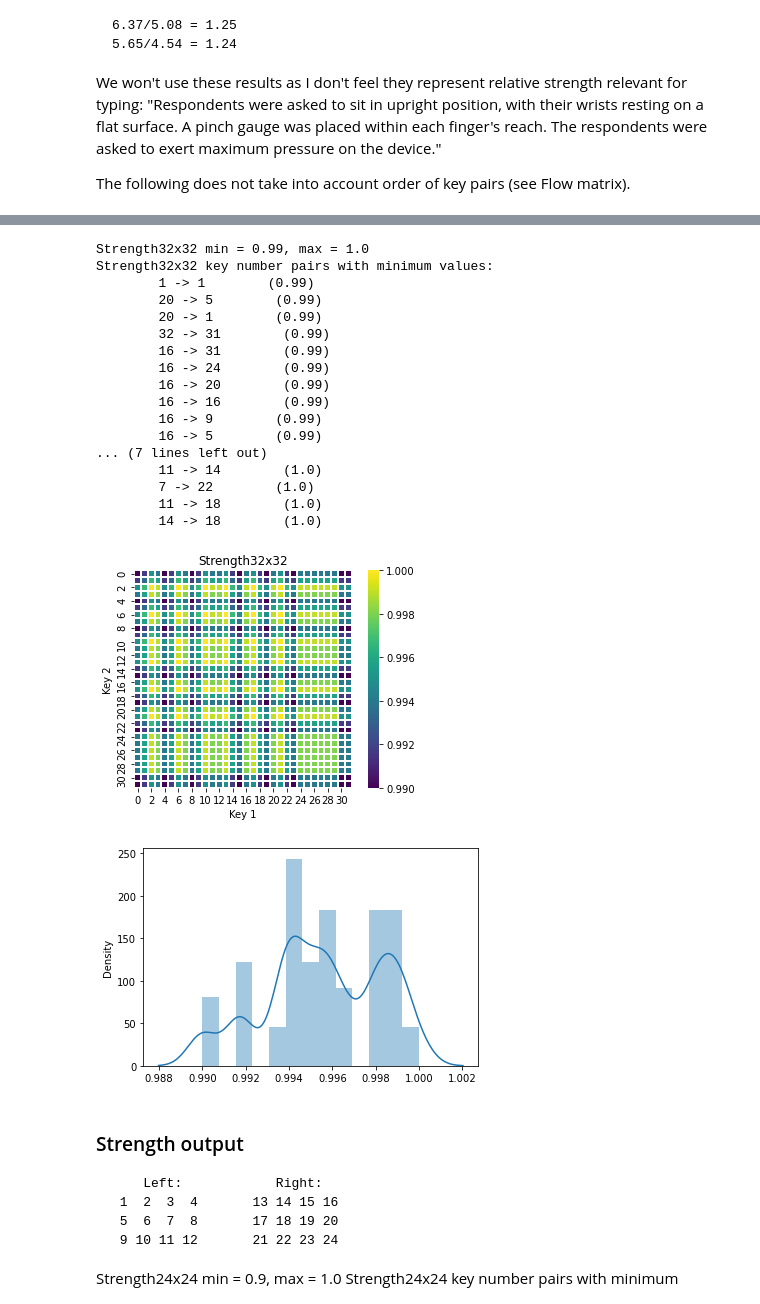
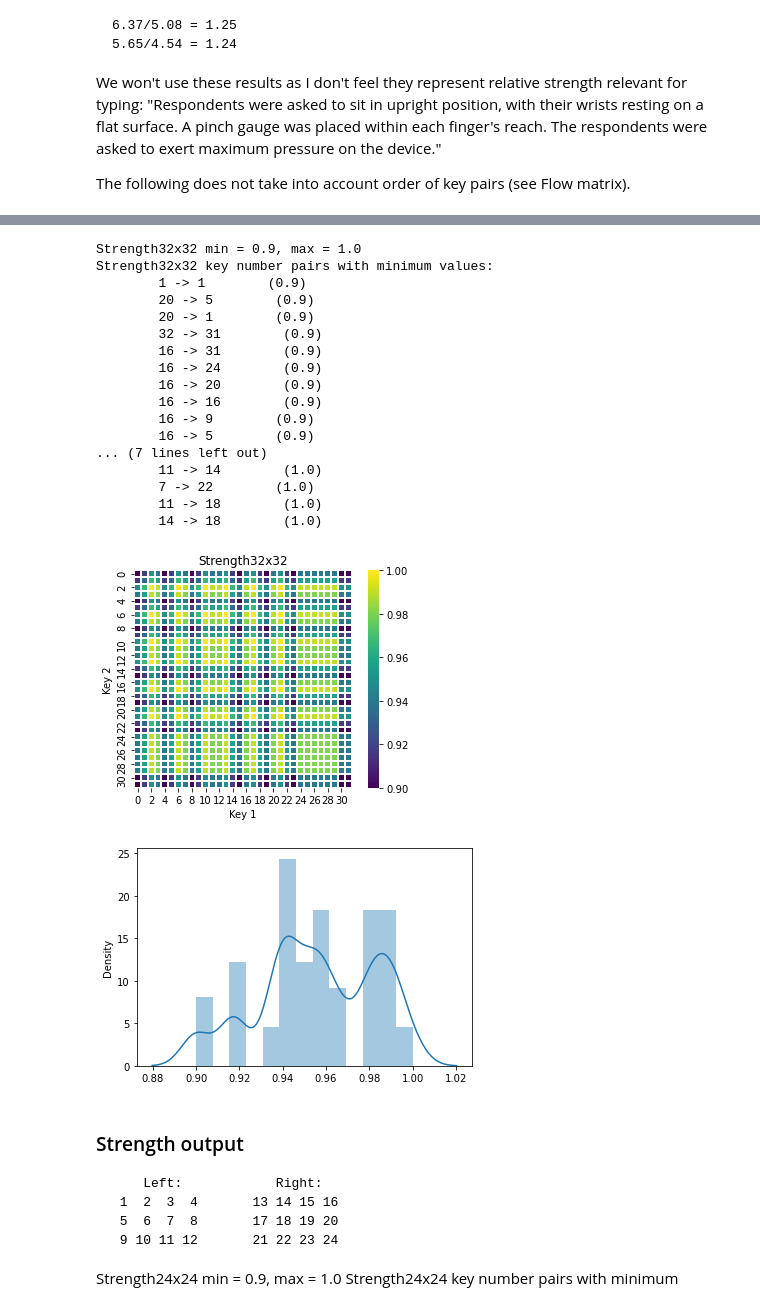
Before and after one commit to binarybottle/engram, a Jupyter notebook: engram_layout_v1.2.ipynb, the cells around one changed output, grey strips where cells are left out. Saved outputs shown, nothing was run; the diff lists cells and outputs as text; code cells hidden in the pictures.

```diff
--- a/engram_layout_v1.2.ipynb
+++ b/engram_layout_v1.2.ipynb
@@ -444,11 +444,11 @@ import matplotlib.pyplot as plt
 import seaborn as sns
 
 # Influence of strength data
-strength_factor = 0.01  # Published finger strength data is given very low weight, and is used primarily for ordering initial sequence of letters in Step 1.
+strength_factor = 0.9  # Published finger strength data is given very low weight, and is used primarily for ordering initial sequence of letters in Step 1.
 
 # Influence of speed data
 apply_speed = False
-speed_factor = 0.01  # Published speed data was only used for early experimentation.
+speed_factor = 0.9  # Published speed data was only used for early experimentation.
 
 
 # Find all permutations of letters, optimize layout, and generate output:
@@ -1400,52 +1400,52 @@ strengths32 = np.array((lf * little_norm, lf * ring_norm, lf * middle_norm, lf *
                         rf * index_norm, rf * middle_norm, rf * ring_norm, rf * little_norm,
                         lf * index_norm * penalty, lf * index_norm * penalty, lf * index_norm * penalty,
                         rf * index_norm * penalty, rf * index_norm * penalty, rf * index_norm * penalty,
                         rf * little_norm * penalty, rf * little_norm * penalty))
 
 # Create a finger-pair position strength matrix by adding pairs of strength values:
 Strength32x32 = np.zeros((32, 32))
 for i in range(32):
     Strength32x32[i,:] = strengths32
 Strength32x32 = (Strength32x32 + Strength32x32.transpose())
 
 # Normalize matrix with min-max scaling to a range with maximum = 1:
-newMin = 1.0 - strength_factor  # np.min(Strength32x32) / np.max(Strength32x32)
+newMin = strength_factor  # np.min(Strength32x32) / np.max(Strength32x32)
 newMax = 1.0
 Strength32x32 = newMin + (Strength32x32 - np.min(Strength32x32)) * (newMax - newMin) / (np.max(Strength32x32) - np.min(Strength32x32))
 
 # Print:
 print_matrix_info(matrix_data=Strength32x32, matrix_label="Strength32x32", nkeys=32, nlines=10)
 heatmap(data=Strength32x32, title="Strength32x32", xlabel="Key 1", ylabel="Key 2")
 
 # Save:
 file = open("Strength32x32.txt", "w+")
 file.write(str(Strength32x32))
 file.close()
 # %% [output]
-Strength32x32 min = 0.99, max = 1.0
+Strength32x32 min = 0.9, max = 1.0
 Strength32x32 key number pairs with minimum values:
-        1 -> 1        (0.99)
-        20 -> 5        (0.99)
-        20 -> 1        (0.99)
-        32 -> 31        (0.99)
-        16 -> 31        (0.99)
-        16 -> 24        (0.99)
-        16 -> 20        (0.99)
-        16 -> 16        (0.99)
-        16 -> 9        (0.99)
-        16 -> 5        (0.99)
+        1 -> 1        (0.9)
+        20 -> 5        (0.9)
+        20 -> 1        (0.9)
+        32 -> 31        (0.9)
+        16 -> 31        (0.9)
+        16 -> 24        (0.9)
+        16 -> 20        (0.9)
+        16 -> 16        (0.9)
+        16 -> 9        (0.9)
+        16 -> 5        (0.9)
 ... (7 lines left out)
         11 -> 14        (1.0)
         7 -> 22        (1.0)
         11 -> 18        (1.0)
         14 -> 18        (1.0)
-[figure, old version]
+[figure, new version]
 # %%
 # Histogram
 sns_plot = sns.distplot(Strength32x32)
 sns_plot.figure.savefig("{0}_histogram.png".format("Strength32x32"))
 # %% [output]
-[figure, old version]
+[figure, new version]
 # %% [markdown]
 ### Strength output
 
```
Also changed, not shown: parts of 29 cells of this notebook, 21 other files.
